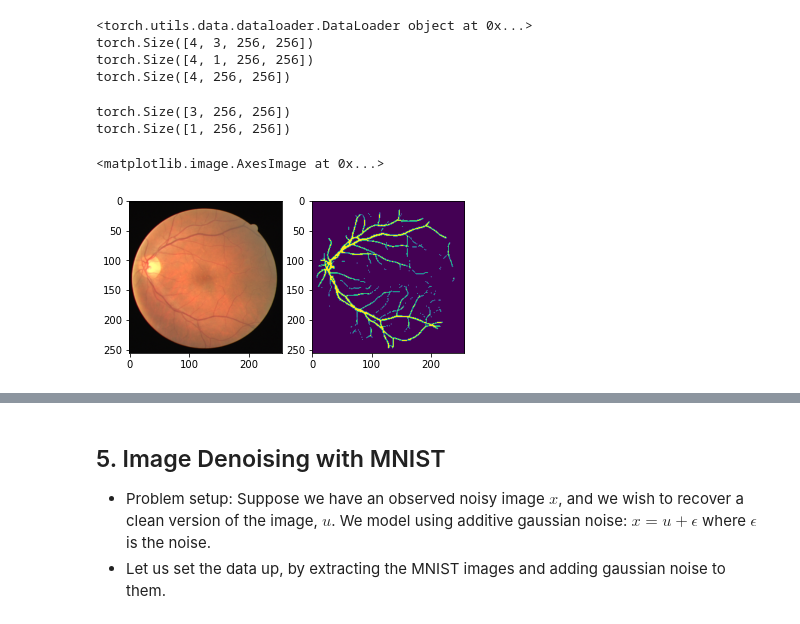
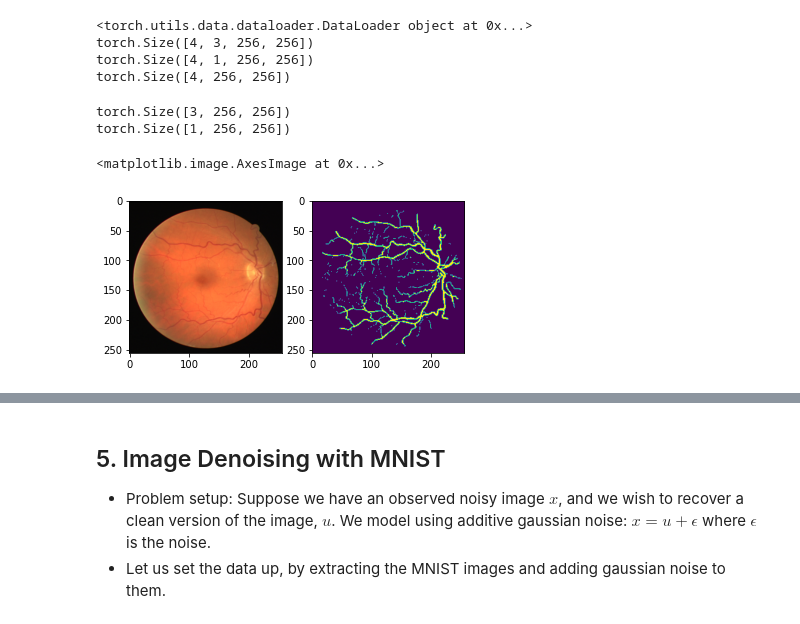
Before and after one commit to liamburrows/CMIT_Lectures_2023, a Jupyter notebook: lec2_2023.ipynb, the cells around one changed output, grey strips where cells are left out. Cells and saved outputs as stored; diff of their text form; code cells hidden in the pictures.

```diff
--- a/lec2_2023.ipynb
+++ b/lec2_2023.ipynb
@@ -229,20 +237,20 @@ torch.Size([4, 3, 256, 256])
 torch.Size([4, 1, 256, 256])
 torch.Size([4, 256, 256])
 # %%
-im,label = custom_dataset[0]
+im,label = custom_dataset[1]
 print(im.size())
 print(label.size())
 
 plt.figure()
 plt.subplot(1,2,1)
 plt.imshow(im.permute(1, 2, 0))
 plt.subplot(1,2,2)
 plt.imshow(label[0,:,:])
 # %% [output]
 torch.Size([3, 256, 256])
 torch.Size([1, 256, 256])
 <matplotlib.image.AxesImage at 0x...>
-[figure, old version]
+[figure, new version]
 # %%
 class CNN(nn.Module):
     def __init__(self,img_size,in_channels,out_channels):
```
Also changed, not shown: parts of 8 cells of this notebook.
